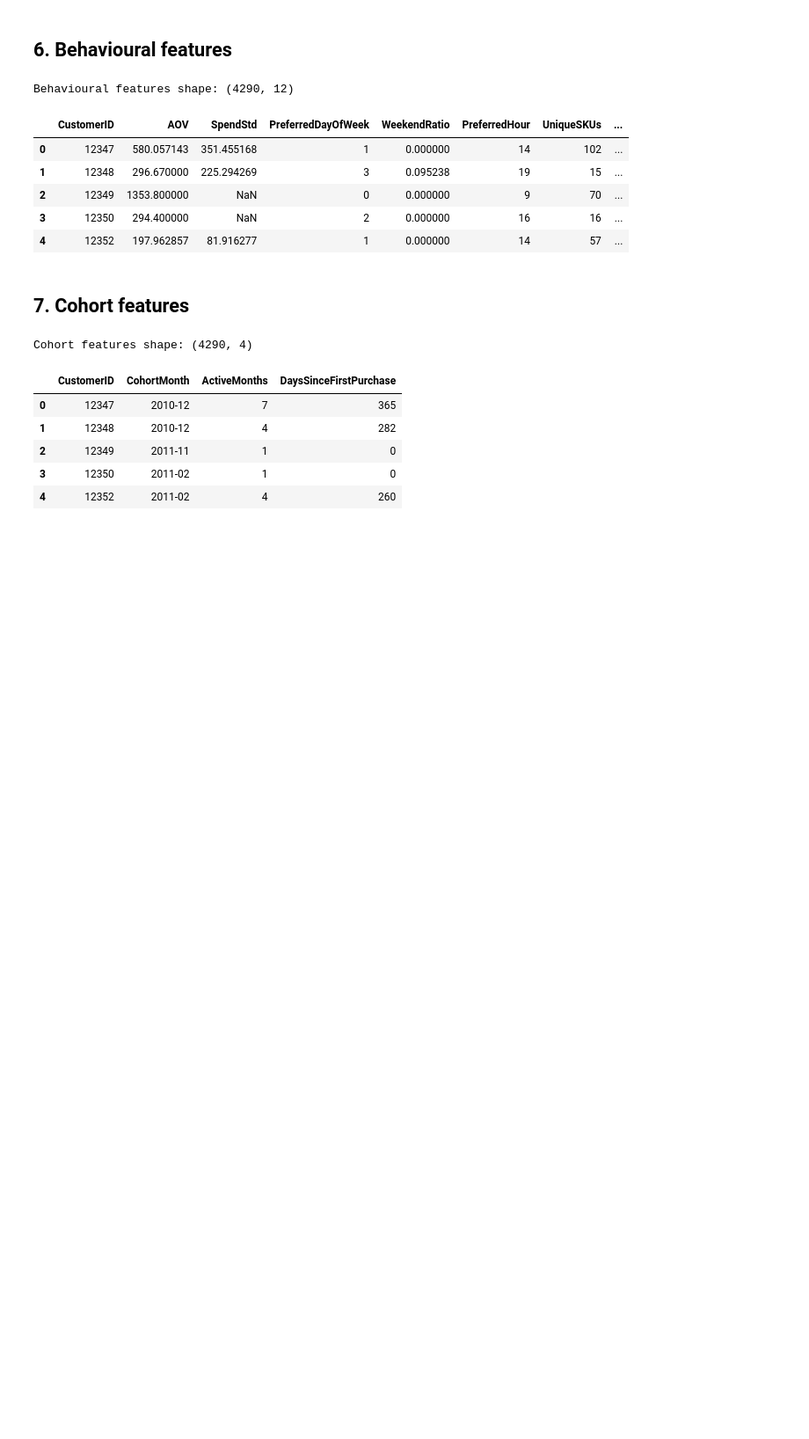
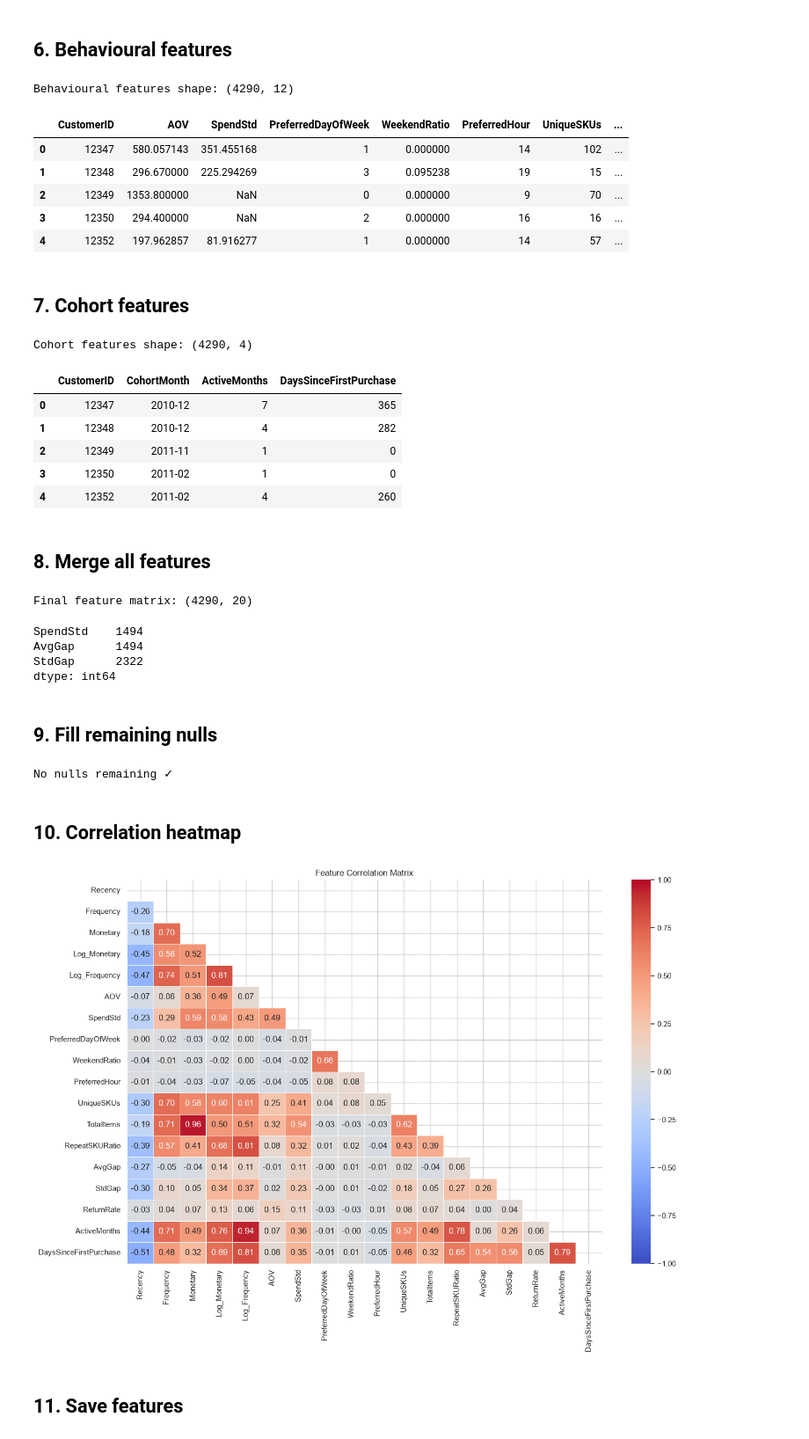
Before and after one commit to LathiyaHit/customer-segmentation-retention, a Jupyter notebook: research/03_feature_engineering.ipynb, the cells around one changed output. Shown at 88% size. Drawn from its saved outputs; the diff is of its cells as text; code cells hidden in the pictures; blank space fills up the shorter version.

```diff
--- a/research/03_feature_engineering.ipynb
+++ b/research/03_feature_engineering.ipynb
@@ -194,3 +194,49 @@ Cohort features shape: (4290, 4)
 | 2 | 12349 | 2011-11 | 1 | 0 |
 | 3 | 12350 | 2011-02 | 1 | 0 |
 | 4 | 12352 | 2011-02 | 4 | 260 |
+# %% [markdown]
+## 8. Merge all features
+# %%
+features = (
+    rfm
+    .merge(behavioural, on="CustomerID", how="left")
+    .merge(cohort_feats, on="CustomerID", how="left")
+)
+print(f"Final feature matrix: {features.shape}")
+features.isnull().sum()[features.isnull().sum() > 0]
+# %% [output]
+Final feature matrix: (4290, 20)
+SpendStd    1494
+AvgGap      1494
+StdGap      2322
+dtype: int64
+# %% [markdown]
+## 9. Fill remaining nulls
+# %%
+# StdGap is null for customers with only 1 order
+features["AvgGap"] = features["AvgGap"].fillna(0)
+features["StdGap"]    = features["StdGap"].fillna(0)
+features["SpendStd"]  = features["SpendStd"].fillna(0)
+features["ReturnRate"] = features["ReturnRate"].fillna(0)
+
+assert features.isnull().sum().sum() == 0, "Nulls remain!"
+print("No nulls remaining ✓")
+# %% [output]
+No nulls remaining ✓
+# %% [markdown]
+## 10. Correlation heatmap
+# %%
+num_cols = features.select_dtypes(include=np.number).columns.tolist()
+corr = features[num_cols].corr()
+
+plt.figure(figsize=(14, 10))
+mask = np.triu(np.ones_like(corr, dtype=bool)) ## Hides the upper triangle of the correlation matrix
+sns.heatmap(corr, mask=mask, annot=True, fmt=".2f", cmap="coolwarm",
+            linewidths=0.5, vmin=-1, vmax=1)
+plt.title("Feature Correlation Matrix")
+plt.tight_layout()
+plt.show()
+# %% [output]
+[figure, added]
+# %% [markdown]
+## 11. Save features
```
Also changed, not shown: parts of 2 cells of this notebook.
